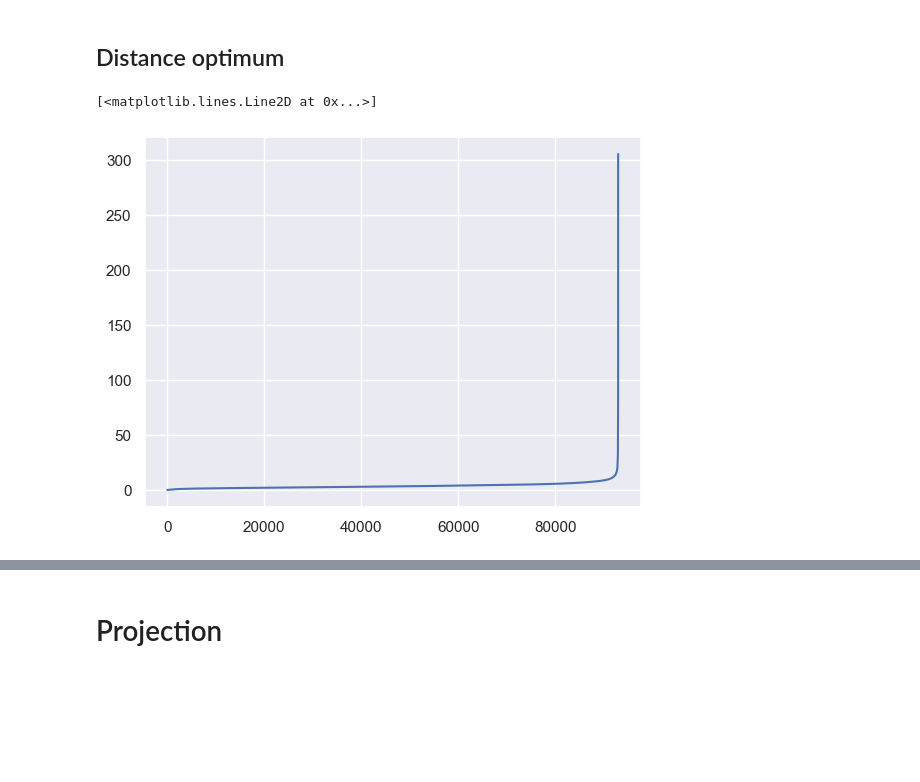
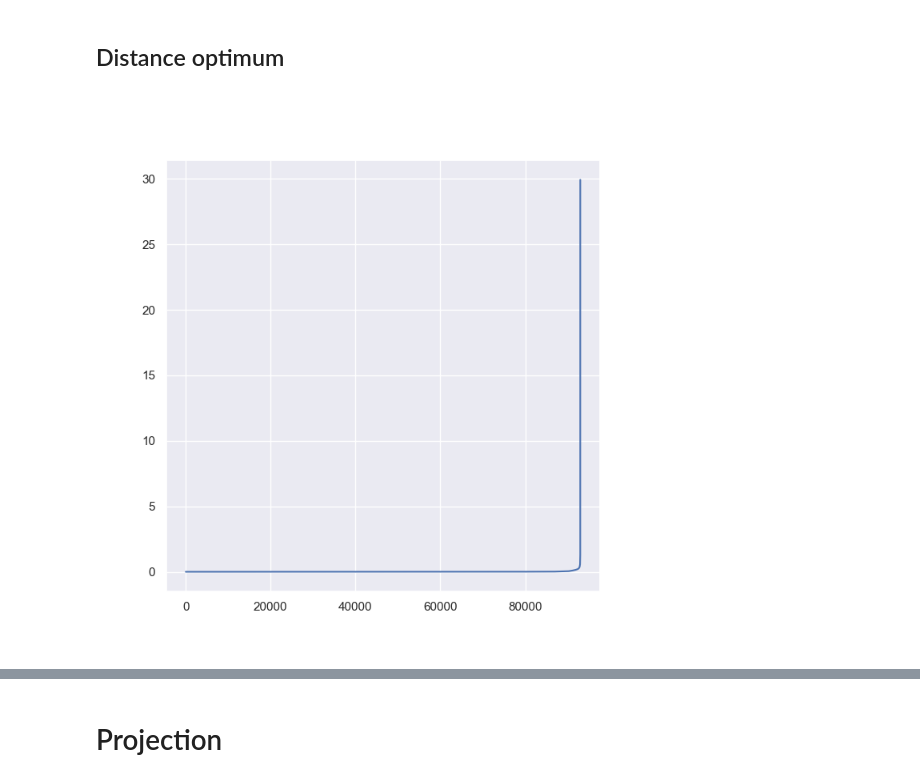
Before and after one commit to CODEheures/oc-ingenieur-ia, a Jupyter notebook: p5/Projet/p5_2-essais.ipynb, the cells around one changed output, grey strips where cells are left out. Saved outputs shown, nothing was run; the diff lists cells and outputs as text; code cells hidden in the pictures; blank space fills up the shorter version.

```diff
--- a/p5/Projet/p5_2-essais.ipynb
+++ b/p5/Projet/p5_2-essais.ipynb
@@ -69,3 +67 @@ df
-# %%
-df = scale(df.select_dtypes('number'))
 # %%
@@ -117,0 +152,6 @@ silhouette['mean'].plot()
+# %%
+df_rfm = pd.DataFrame()
+df_rfm['recence'] = df['purchase_days_from_today_min']
+df_rfm['frequence'] = df['order_frequency']
+df_rfm['montant'] = df['mean_orders_price']
+df_rfm
@@ -125,13 +223,18 @@ Aide sur memory overflow: https://stackoverflow.com/questions/16381577/scikit-le
 ## Distance optimum
 # %%
 from sklearn.neighbors import NearestNeighbors
+import matplotlib.pyplot as plt
 
-neighbors = NearestNeighbors(n_neighbors=150)
-neighbors_fit = neighbors.fit(df)
-distances, indices = neighbors_fit.kneighbors(df)
+df_dbscan = scale(df_rfm.select_dtypes('number'))
+
+neighbors = NearestNeighbors(n_neighbors=10)
+neighbors_fit = neighbors.fit(df_dbscan)
+distances, indices = neighbors_fit.kneighbors(df_dbscan)
 distances = np.sort(distances, axis=0)
 distances = distances[:,1]
-plt.plot(distances)
+
+fig = plt.figure(figsize=(7, 7))
+plt.plot(range(len(distances)), distances)
+plt.show()
 # %% [output]
-[<matplotlib.lines.Line2D at 0x...>]
-[figure, old version]
+[figure, new version]
```
Also changed, not shown: parts of 28 cells of this notebook, 1 other file.
